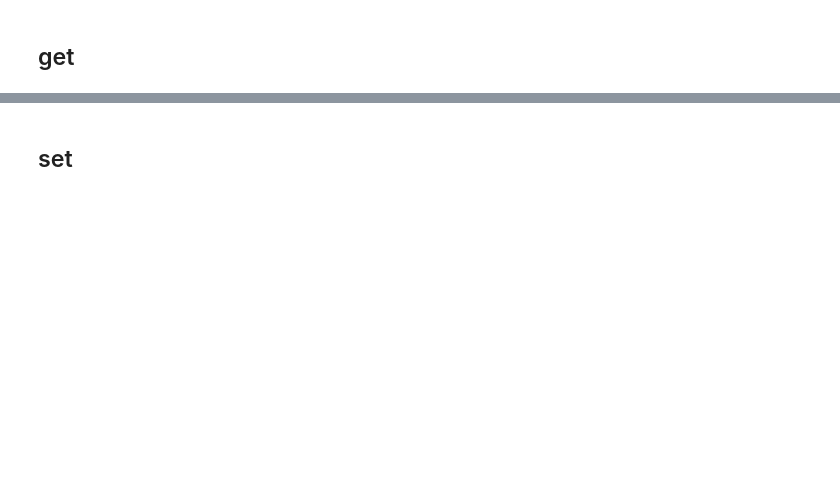
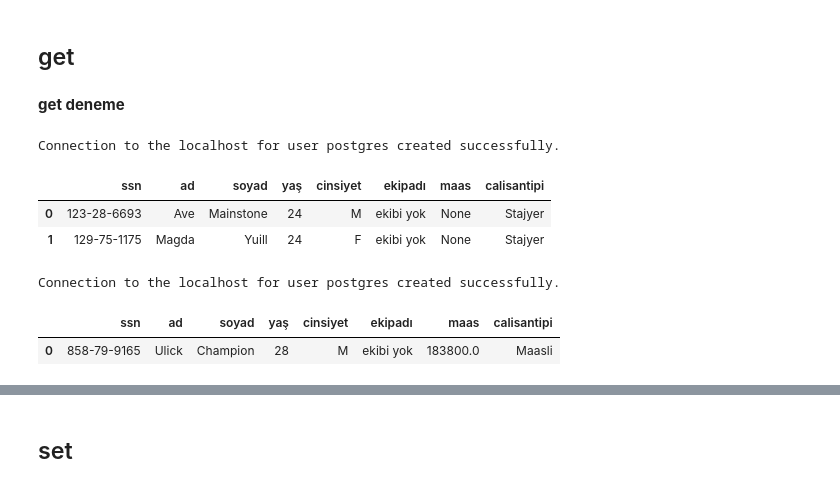
Before and after one commit to emre-bl/RD-data-base-management, a Jupyter notebook: set-get methods.ipynb, the cells around one changed output, grey strips where cells are left out. Drawn from its saved outputs; the diff is of its cells as text; code cells hidden in the pictures; blank space fills up the shorter version.

```diff
--- a/set-get methods.ipynb
+++ b/set-get methods.ipynb
@@ -287,3 +314,18 @@ def get_table(table_name, column_names = "*", constraints=""):
 
     table = pd.read_sql('SELECT ' + column_names + ' FROM ' + table_name + where + constraints, conn)
     return table
+# %% [markdown]
+**get deneme**
+# %%
+get_table("calisan", constraints="yaş=24")
+# %% [output]
+Connection to the localhost for user postgres created successfully.
+|  | ssn | ad | soyad | yaş | cinsiyet | ekipadı | maas | calisantipi |
+| 0 | 123-28-6693 | Ave | Mainstone | 24 | M | ekibi yok | None | Stajyer |
+| 1 | 129-75-1175 | Magda | Yuill | 24 | F | ekibi yok | None | Stajyer |
+# %%
+get_table("calisan", constraints = "ad='Ulick'")
+# %% [output]
+Connection to the localhost for user postgres created successfully.
+|  | ssn | ad | soyad | yaş | cinsiyet | ekipadı | maas | calisantipi |
+| 0 | 858-79-9165 | Ulick | Champion | 28 | M | ekibi yok | 183800.0 | Maasli |
```
Also changed, not shown: parts of 13 cells of this notebook.
